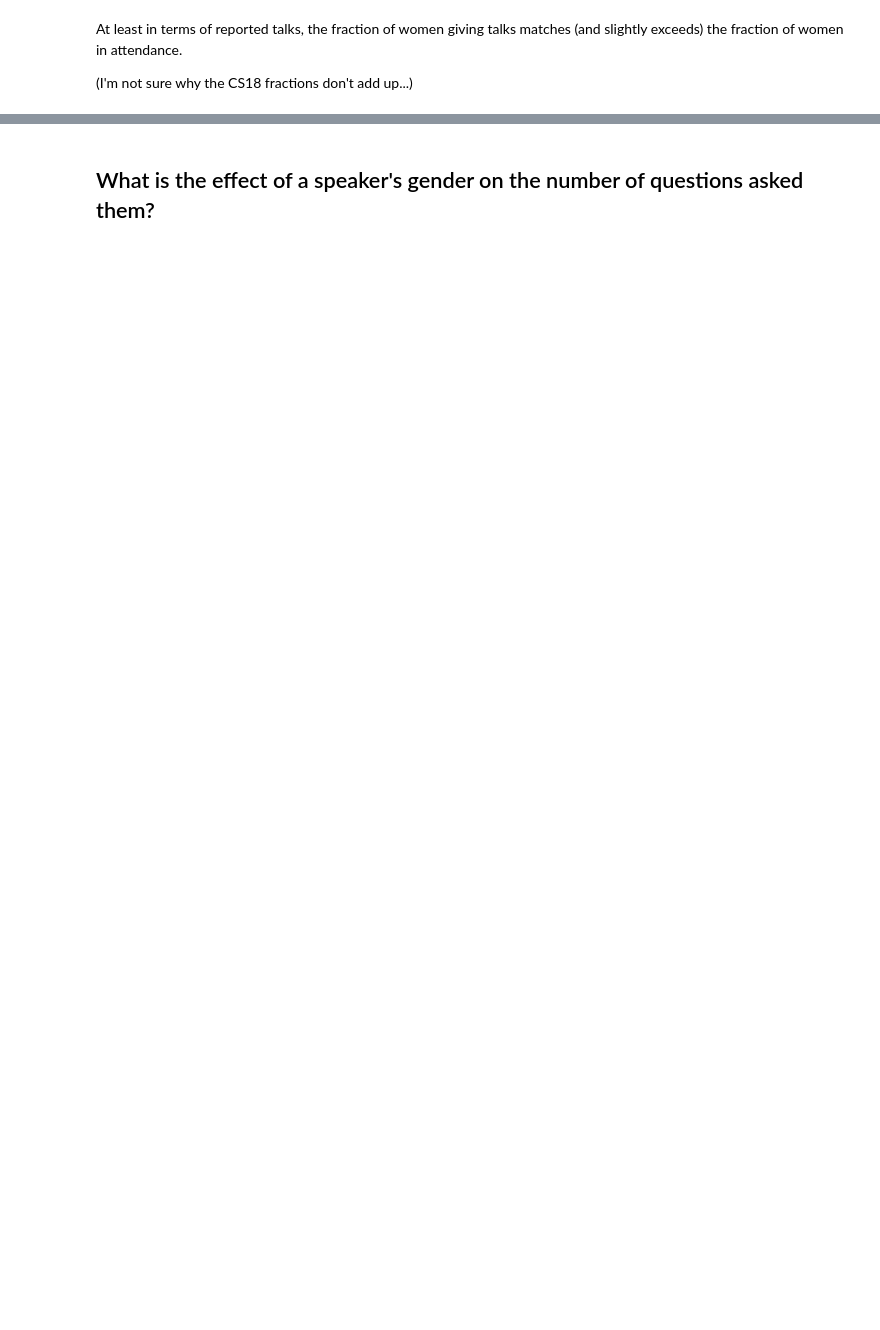
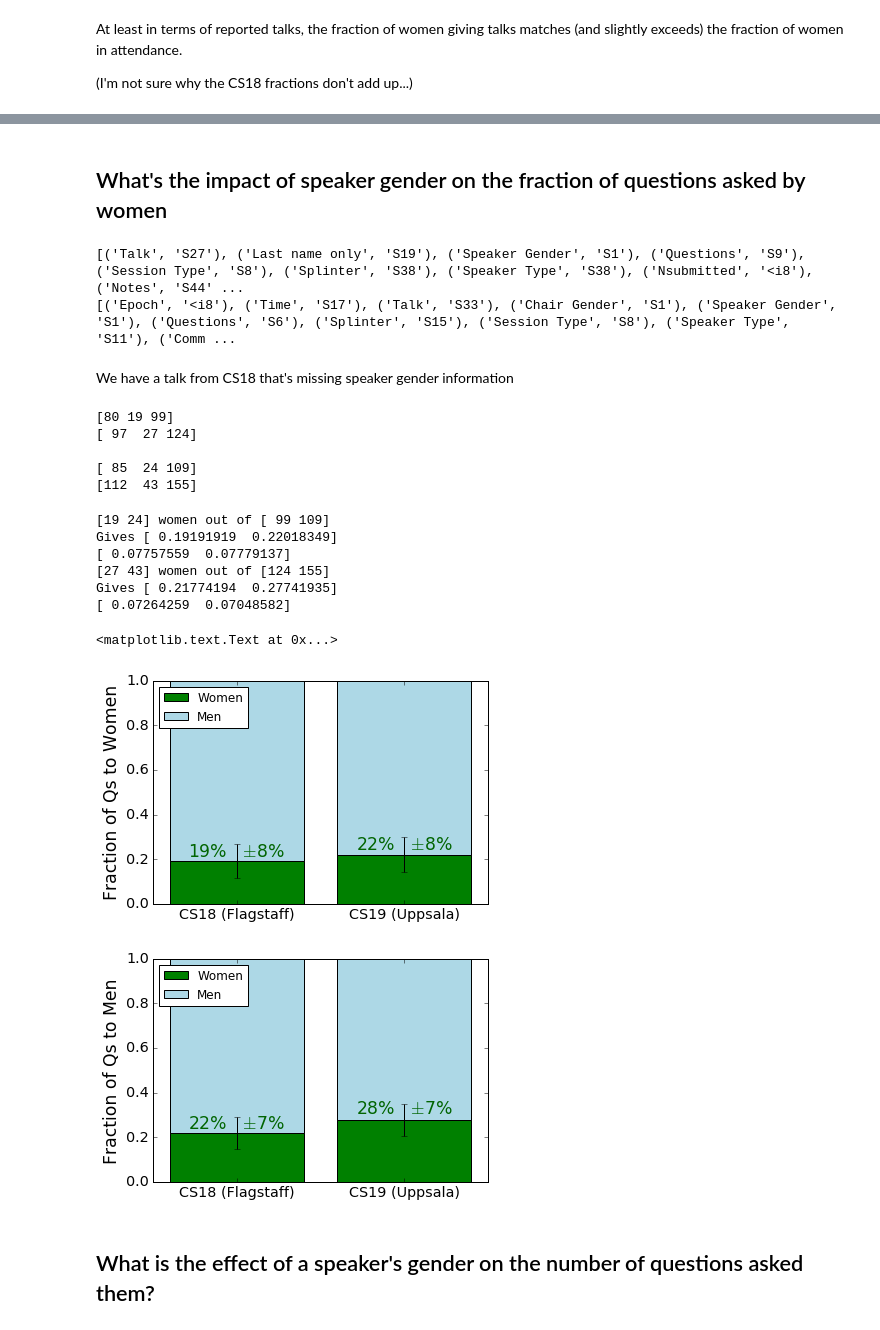
Before and after one commit to jradavenport/Gender-in-Astro, a Jupyter notebook: analysis/coolstars/douglas_coolstars_analysis.ipynb, the cells around one changed output, grey strips where cells are left out. Drawn from its saved outputs; the diff is of its cells as text; code cells hidden in the pictures; blank space fills up the shorter version.

Commit message:
sum questions 4-8, for numbers sake

```diff
--- a/analysis/coolstars/douglas_coolstars_analysis.ipynb
+++ b/analysis/coolstars/douglas_coolstars_analysis.ipynb
@@ -312,3 +313,60 @@ plt.savefig("raw_talks_reported.eps",bbox_inches="tight")
+# %% [markdown]
+## What's the impact of speaker gender on the fraction of questions asked by women
+# %%
+print(cs18.dtype)
+print(cs19.dtype)
+# %% [output]
+[('Talk', 'S27'), ('Last name only', 'S19'), ('Speaker Gender', 'S1'), ('Questions', 'S9'), ('Session Type', 'S8'), ('Splinter', 'S38'), ('Speaker Type', 'S38'), ('Nsubmitted', '<i8'), ('Notes', 'S44' ...
+[('Epoch', '<i8'), ('Time', 'S17'), ('Talk', 'S33'), ('Chair Gender', 'S1'), ('Speaker Gender', 'S1'), ('Questions', 'S6'), ('Splinter', 'S15'), ('Session Type', 'S8'), ('Speaker Type', 'S11'), ('Comm ...
+# %% [markdown]
+We have a talk from CS18 that's missing speaker gender information
+# %%
+q18_for_women = cs18_count[cs18["Speaker Gender"]=="F"]
+print(np.sum(q18_for_women,axis=0))
+q18_for_men = cs18_count[cs18["Speaker Gender"]!="F"]
+print(np.sum(q18_for_men,axis=0))
+# print(cs18["Speaker Gender"][(cs18["Speaker Gender"]!="F") & (cs18["Speaker Gender"]!="M")])
+# print(np.sum(cs18_count[(cs18["Speaker Gender"]!="F") & (cs18["Speaker Gender"]!="M")],axis=0))
+print("")
+q19_for_women = cs19_count[cs19["Speaker Gender"]=="F"]
+print(np.sum(q19_for_women,axis=0))
+q19_for_men = cs19_count[cs19["Speaker Gender"]=="M"]
+print(np.sum(q19_for_men,axis=0))
+# %% [output]
+[80 19 99]
+[ 97  27 124]
+
+[ 85  24 109]
+[112  43 155]
+# %%
+m_ask_w = np.array([np.sum(q18_for_women[:,0]),np.sum(q19_for_women[:,0])])
+w_ask_w = np.array([np.sum(q18_for_women[:,1]),np.sum(q19_for_women[:,1])])
+Qs_to_w = np.array([np.sum(q18_for_women[:,2]),np.sum(q19_for_women[:,2])])
+
+compare_women_fractions(w_ask_w, m_ask_w, Qs_to_w)
+# plt.suptitle("All Attendees",fontsize="xx-large")
+plt.ylabel("Fraction of Qs to Women",fontsize="xx-large")
+
+m_ask_m = np.array([np.sum(q18_for_men[:,0]),np.sum(q19_for_men[:,0])])
+w_ask_m = np.array([np.sum(q18_for_men[:,1]),np.sum(q19_for_men[:,1])])
+Qs_to_m = np.array([np.sum(q18_for_men[:,2]),np.sum(q19_for_men[:,2])])
+
+compare_women_fractions(w_ask_m, m_ask_m, Qs_to_m)
+# plt.suptitle("All Attendees",fontsize="xx-large")
+plt.ylabel("Fraction of Qs to Men",fontsize="xx-large")
+
+
+# Save these and add to the text! (Section 4.1)
+# %% [output]
+[19 24] women out of [ 99 109]
+Gives [ 0.19191919  0.22018349]
+[ 0.07757559  0.07779137]
+[27 43] women out of [124 155]
+Gives [ 0.21774194  0.27741935]
+[ 0.07264259  0.07048582]
+<matplotlib.text.Text at 0x...>
+[figure, added]
+[figure, added]
 # %% [markdown]
 ## What is the effect of a speaker's gender on the number of questions asked them?
 # %%
```
Also changed, not shown: parts of 15 cells of this notebook.
